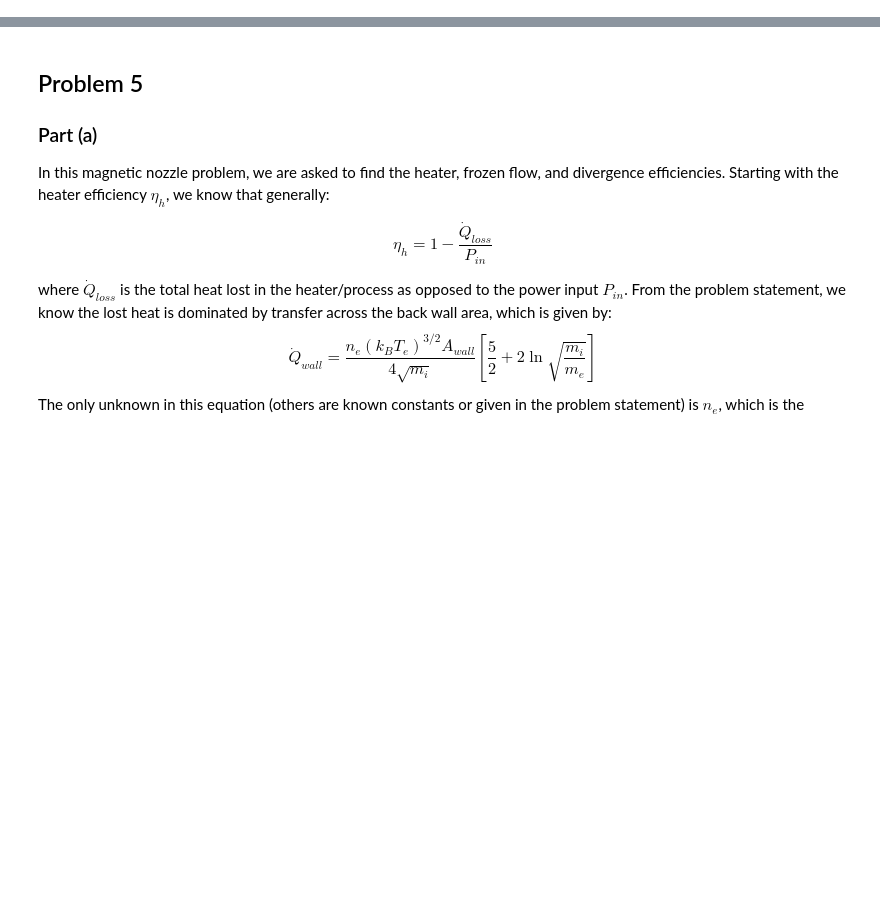
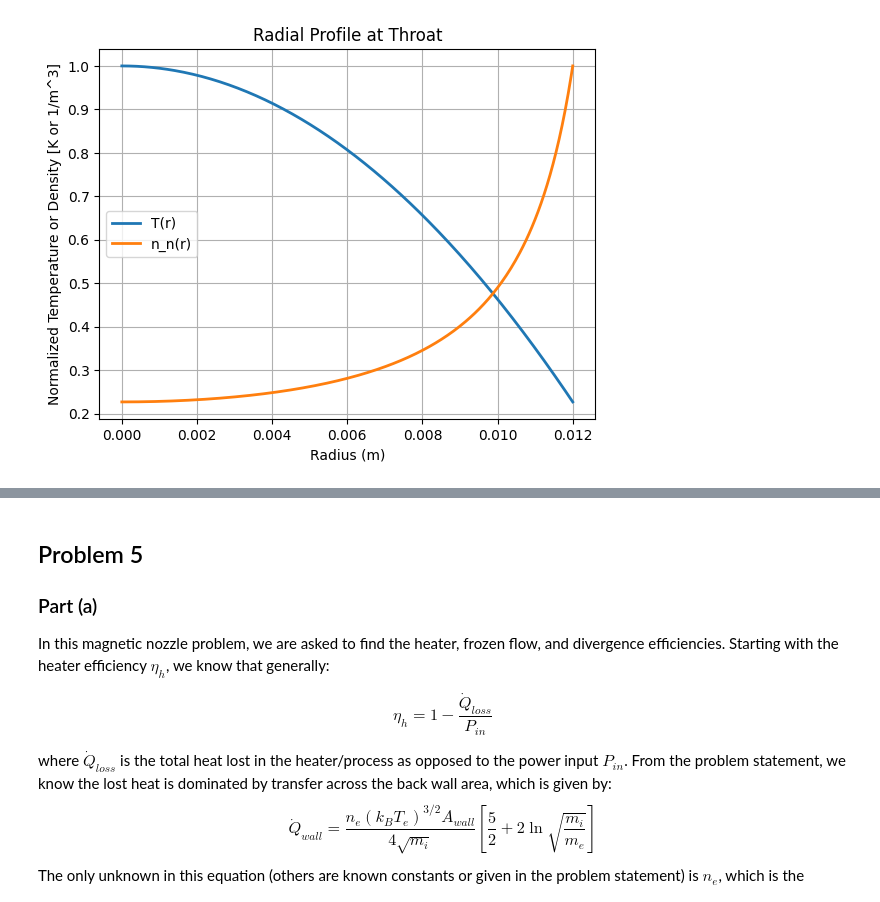
Before and after one commit to JayChen35/sugs, a Jupyter notebook: 536_electric_prop/hw_3.ipynb, the cells around one changed output, grey strips where cells are left out. Cells and saved outputs as stored; diff of their text form; code cells hidden in the pictures; blank space fills up the shorter version.

```diff
--- a/536_electric_prop/hw_3.ipynb
+++ b/536_electric_prop/hw_3.ipynb
@@ -6,0 +38,17 @@ Jason Chen
+# %%
+m_e = Q_(9.109e-31, 'kg')
+q = Q_(1.602e-19, 'C')
+k_B = Q_(1.38e-23, 'J/K')
+T_e = Q_(1, 'eV')/Q_(8.617e-5, 'eV/K')
+v_te = np.sqrt((8 * k_B * T_e) / (np.pi * m_e))
+r_throat = Q_(1.2, 'cm')
+A_throat = np.pi * (r_throat**2)
+nn_ne = Q_(1/0.01, 'dimensionless')
+r_d = Q_(145, 'picometer')
+sigma_G = np.pi * (r_d**2)
+eta = ((m_e * v_te * sigma_G) / (q**2)) * nn_ne
+I = Q_(350, 'A')
+kappa = Q_(0.367, 'W/m/K')
+T_m = Q_(2700, 'K')
+T_center = (eta * r_throat**2)/(4 * kappa) * ((I/A_throat)**2) + T_m
+print(f"Centerline temperature: {T_center.m_as('K'):.1f} K")
@@ -6,0 +122,17 @@ Jason Chen
+# %%
+r_vals = np.linspace(0, r_throat.m_as('m'), 300)
+factor = (eta.to_base_units().magnitude / (4 * kappa.to_base_units().magnitude)) * ((I.m_as('A') / A_throat.m_as('m^2')) ** 2)
+T_r = T_m.m_as('K') + factor * (r_throat.m_as('m')**2 - r_vals**2)
+norm_T = np.divide(T_r, max(T_r))
+norm_n = np.divide(1/T_r, max(1/T_r))
+
+plt.figure()
+plt.plot(r_vals, norm_T, lw=2, label='T(r)')
+plt.plot(r_vals, norm_n, lw=2, label='n_n(r)')
+plt.xlabel('Radius (m)')
+plt.ylabel('Normalized Temperature or Density [K or 1/m^3]')
+plt.legend()
+plt.title('Radial Profile at Throat')
+plt.show()
+# %% [output]
+[figure, added]
```
Also changed, not shown: parts of 18 cells of this notebook.
